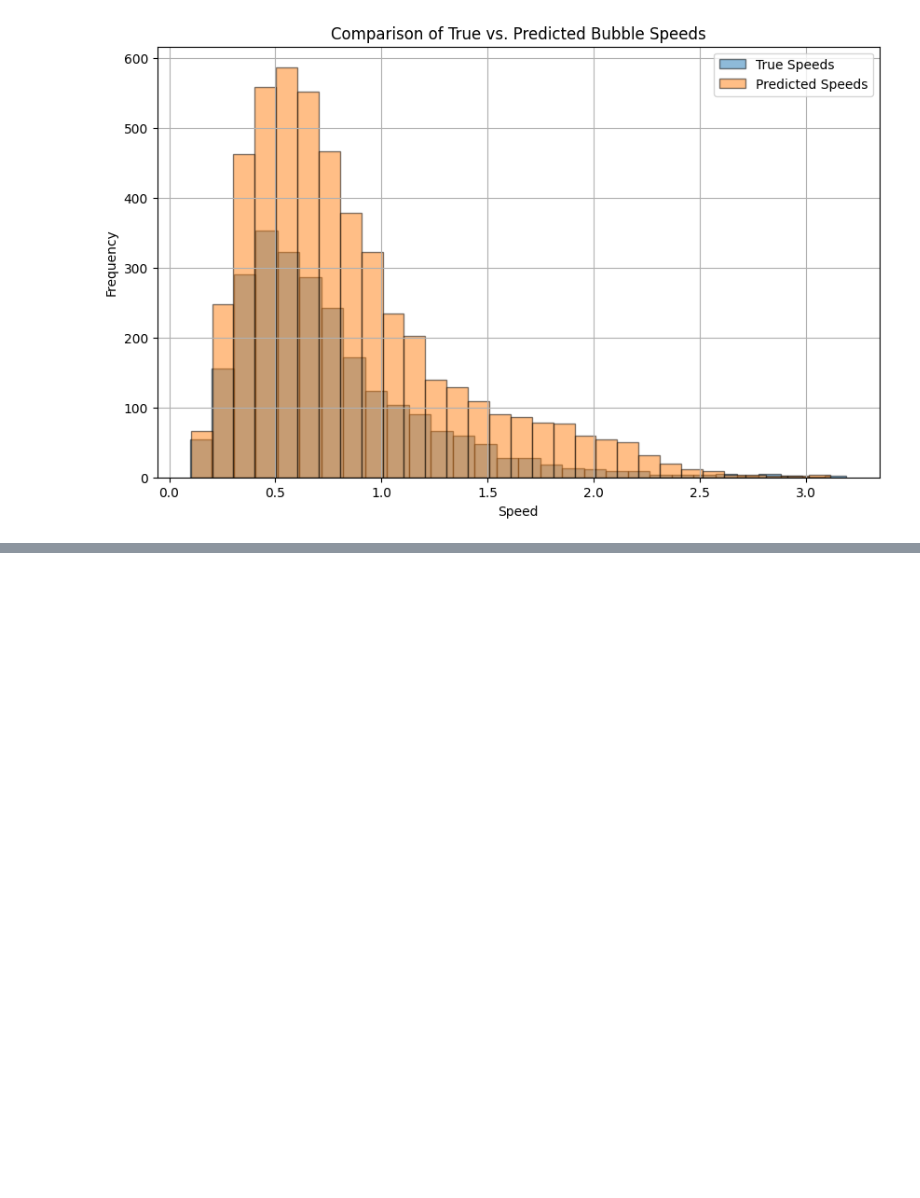
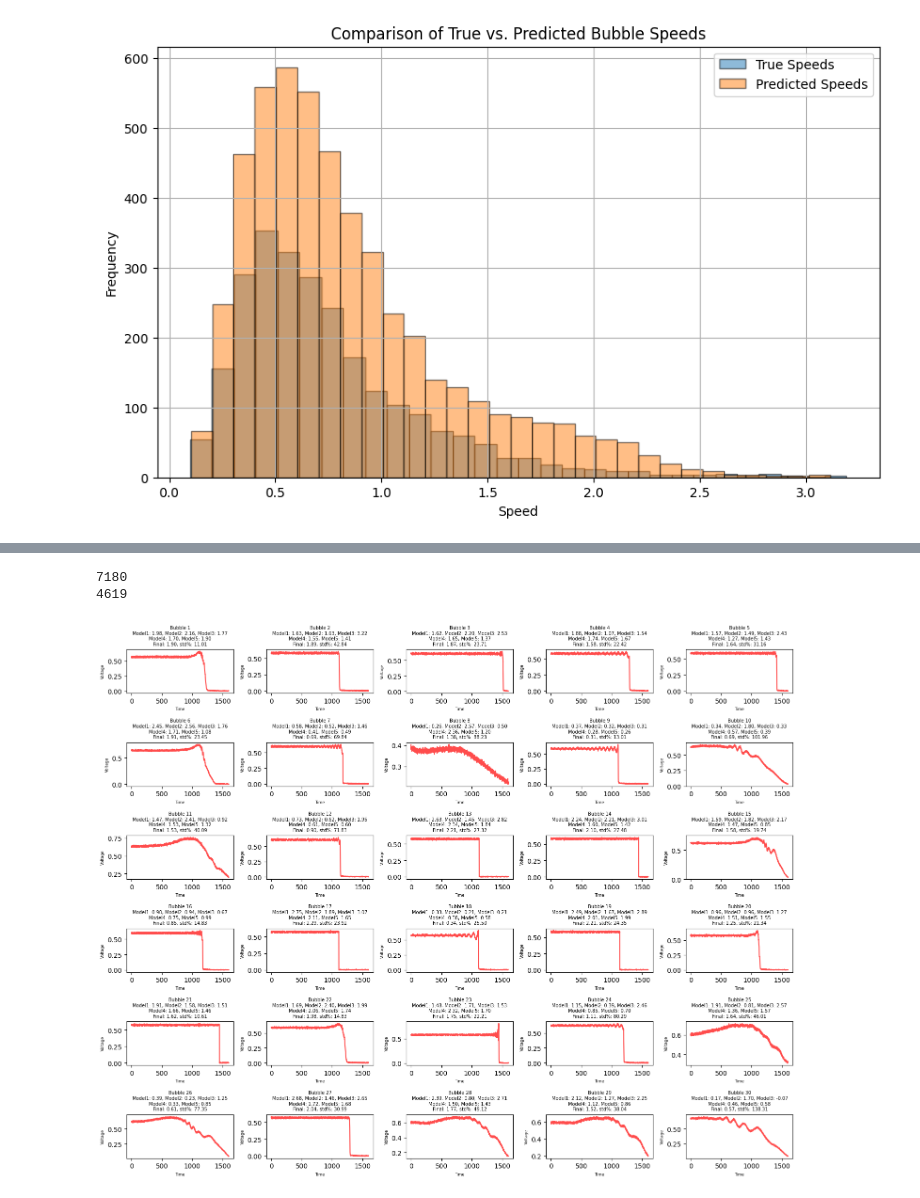
Before and after one commit to Cellular-Adventures/CapstoneAI-FiberProbe, a Jupyter notebook: new_main.ipynb, the cells around one changed output, grey strips where cells are left out. Saved outputs shown, nothing was run; the diff lists cells and outputs as text; code cells hidden in the pictures; blank space fills up the shorter version.

```diff
--- a/new_main.ipynb
+++ b/new_main.ipynb
@@ -283,0 +298,57 @@ plt.show()
+# %%
+import matplotlib.pyplot as plt
+
+# 1️⃣ Filter for bubbles where VeloOut == -1
+unlabeled_df = df_check[df_check['VeloOut'] == -1]
+unlabeled_outcome_df = outcome_df.iloc[unlabeled_df.index].reset_index(drop=True)
+print(len(unlabeled_outcome_df))
+
+# 2️⃣ Filter for predictions with high uncertainty (std% > 10)
+high_uncertainty_mask = unlabeled_outcome_df['Standard deviation %'] >= 10
+high_uncertainty_unlabeled_df = unlabeled_df.iloc[high_uncertainty_mask.to_numpy().nonzero()[0]].reset_index(drop=True)
+high_uncertainty_outcome_df = unlabeled_outcome_df[high_uncertainty_mask].reset_index(drop=True)
+print(len(high_uncertainty_outcome_df))
+
+# 3️⃣ Plotting
+n_bubbles_to_plot = min(30, len(high_uncertainty_unlabeled_df))  # Show up to 30 bubbles
+n_cols = 5
+n_rows = (n_bubbles_to_plot + n_cols - 1) // n_cols  # Compute number of rows
+
+fig, axes = plt.subplots(nrows=n_rows, ncols=n_cols, figsize=(3 * n_cols, 2 * n_rows))  # Smaller plots
+
+for idx in range(n_bubbles_to_plot):
+    ax = axes.flat[idx]
+    voltage_data = high_uncertainty_unlabeled_df.iloc[idx]['VoltageOut']
+    pred_model1 = high_uncertainty_outcome_df.iloc[idx]['predictions model 1']
+    pred_model2 = high_uncertainty_outcome_df.iloc[idx]['predictions model 2']
+    pred_model3 = high_uncertainty_outcome_df.iloc[idx]['predictions model 3']
+    pred_model4 = high_uncertainty_outcome_df.iloc[idx]['predictions model 4']
+    pred_model5 = high_uncertainty_outcome_df.iloc[idx]['predictions model 5']
+    final_pred = high_uncertainty_outcome_df.iloc[idx]['final prediction']
+    std_pct = high_uncertainty_outcome_df.iloc[idx]['Standard deviation %']
+
+    if isinstance(voltage_data, list):
+        ax.plot(voltage_data, color='red', alpha=0.7)
+        ax.set_title(
+            f"Bubble {idx+1}\n"
+            f"Model1: {pred_model1:.2f}, Model2: {pred_model2:.2f}, Model3: {pred_model3:.2f}\n"
+            f"Model4: {pred_model4:.2f}, Model5: {pred_model5:.2f}\n"
+            f"Final: {final_pred:.2f}, std%: {std_pct:.2f}",
+            fontsize=7
+        )
+        ax.set_xlabel("Time", fontsize=6)
+        ax.set_ylabel("Voltage", fontsize=6)
+    else:
+        ax.text(0.5, 0.5, f"Invalid data for Bubble {idx+1}", ha='center', va='center', fontsize=6)
+        ax.set_axis_off()
+
+# Remove empty subplots
+for idx in range(n_bubbles_to_plot, n_rows * n_cols):
+    axes.flat[idx].axis('off')
+
+plt.tight_layout()
+plt.show()
+# %% [output]
+7180
+4619
+[figure, added]
```
Also changed, not shown: parts of 11 cells of this notebook.
